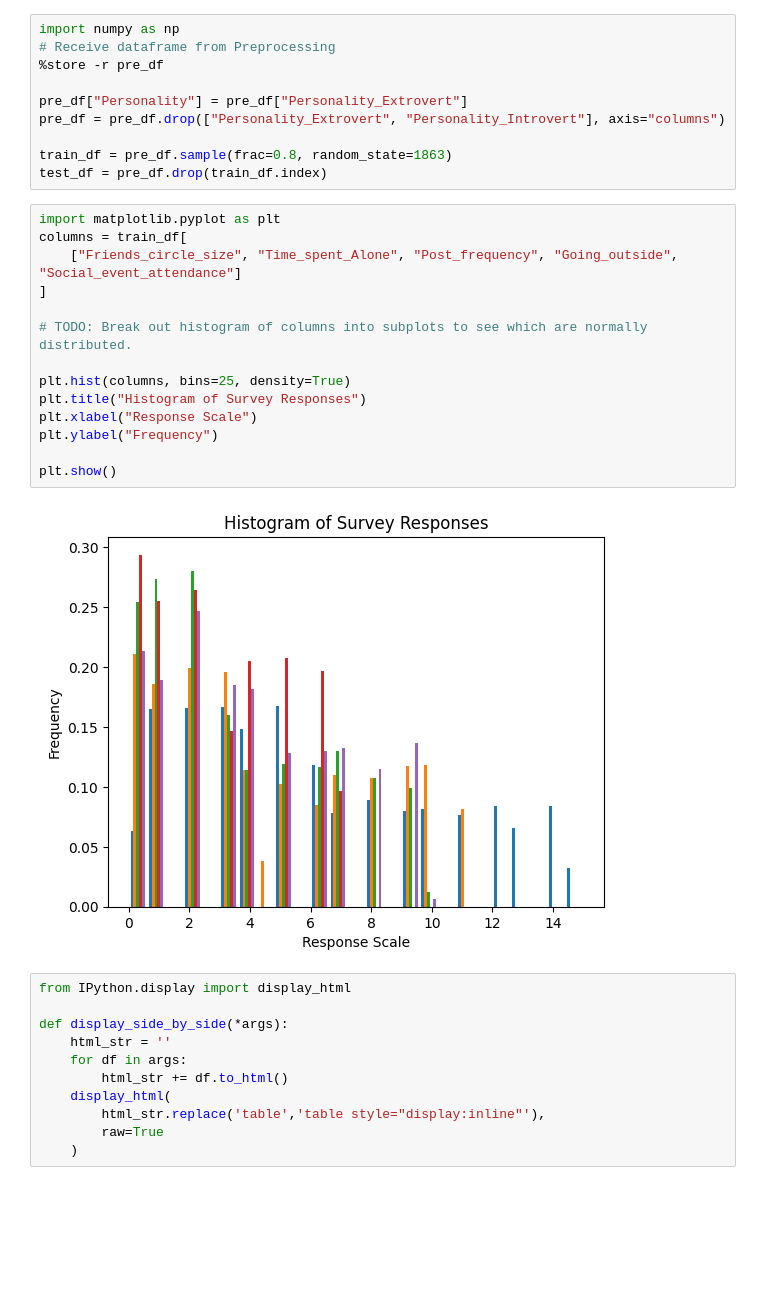
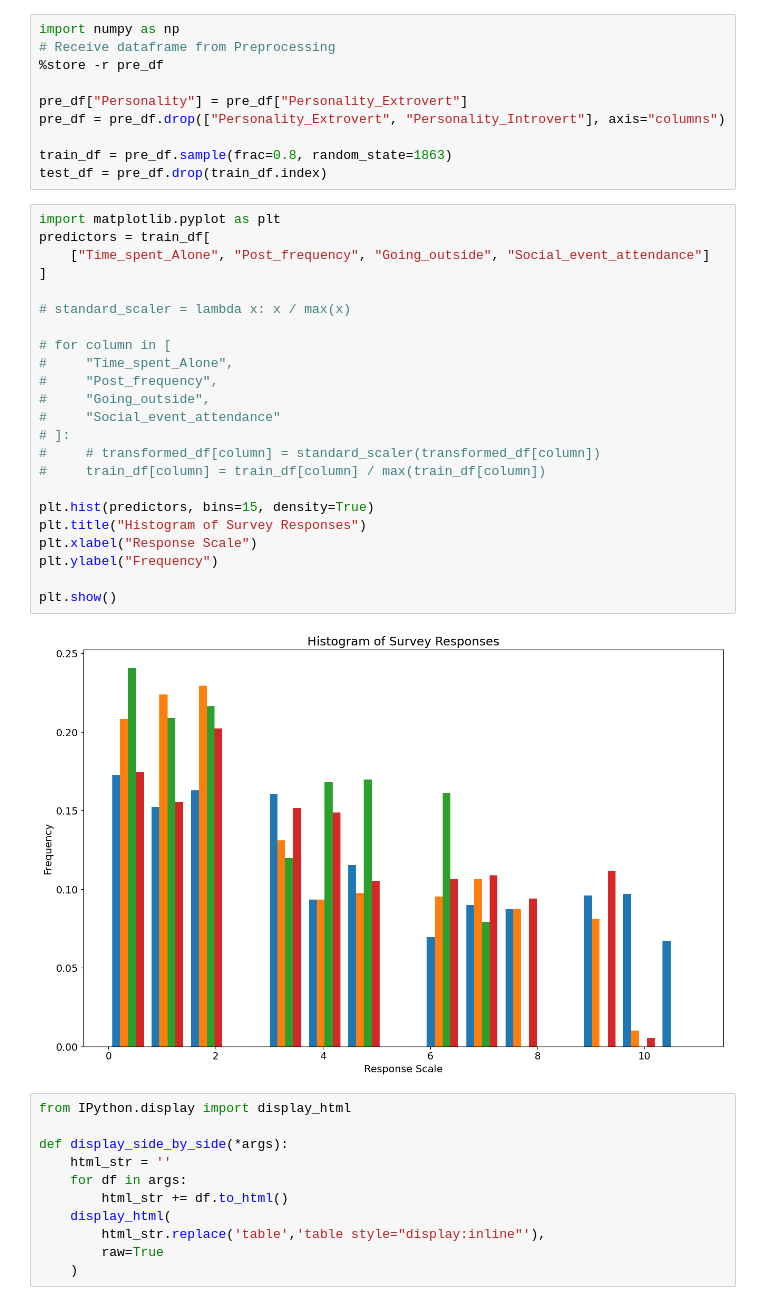
Before and after one commit to Prokope45/NeuralNetworkProject, a Jupyter notebook: LinearRegressionAnalysis.ipynb, the cells around one changed output. Saved outputs shown, nothing was run; the diff lists cells and outputs as text; blank space fills up the shorter version.

```diff
--- a/LinearRegressionAnalysis.ipynb
+++ b/LinearRegressionAnalysis.ipynb
@@ -35,20 +35,29 @@ train_df = pre_df.sample(frac=0.8, random_state=1863)
 test_df = pre_df.drop(train_df.index)
 # %%
 import matplotlib.pyplot as plt
-columns = train_df[
-    ["Friends_circle_size", "Time_spent_Alone", "Post_frequency", "Going_outside", "Social_event_attendance"]
+predictors = train_df[
+    ["Time_spent_Alone", "Post_frequency", "Going_outside", "Social_event_attendance"]
 ]
 
-# TODO: Break out histogram of columns into subplots to see which are normally distributed.
+# standard_scaler = lambda x: x / max(x)
 
-plt.hist(columns, bins=25, density=True)
+# for column in [
+#     "Time_spent_Alone",
+#     "Post_frequency",
+#     "Going_outside",
+#     "Social_event_attendance"
+# ]:
+#     # transformed_df[column] = standard_scaler(transformed_df[column])
+#     train_df[column] = train_df[column] / max(train_df[column])
+
+plt.hist(predictors, bins=15, density=True)
 plt.title("Histogram of Survey Responses")
 plt.xlabel("Response Scale")
 plt.ylabel("Frequency")
 
 plt.show()
 # %% [output]
-[figure, old version]
+[figure, new version]
 # %%
 from IPython.display import display_html
 
```
Also changed, not shown: parts of 18 cells of this notebook.
